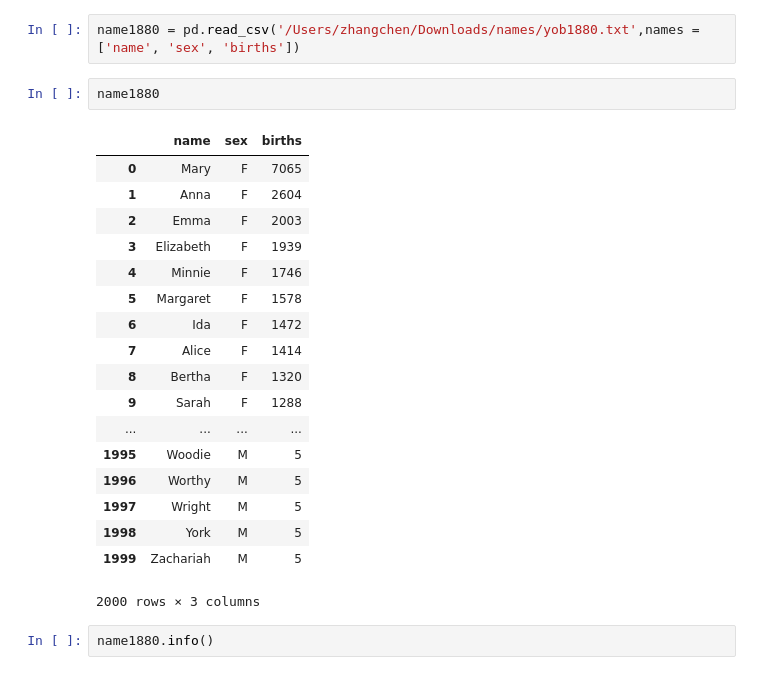
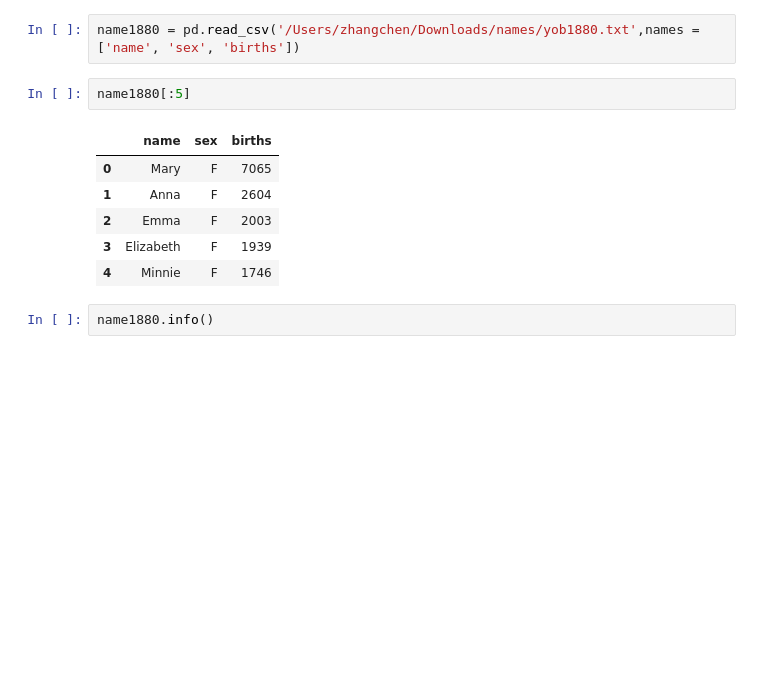
Before and after one commit to xingchensuo/myproject, a Jupyter notebook: babyname.ipynb, the cells around one changed output. Cells and saved outputs as stored; diff of their text form; blank space fills up the shorter version.

```diff
--- a/babyname.ipynb
+++ b/babyname.ipynb
@@ -3,26 +3,14 @@ import pandas as pd
 # %%
 name1880 = pd.read_csv('/Users/zhangchen/Downloads/names/yob1880.txt',names = ['name', 'sex', 'births'])
 # %%
-name1880
+name1880[:5]
 # %% [output]
 |  | name | sex | births |
 | 0 | Mary | F | 7065 |
 | 1 | Anna | F | 2604 |
 | 2 | Emma | F | 2003 |
 | 3 | Elizabeth | F | 1939 |
 | 4 | Minnie | F | 1746 |
-| 5 | Margaret | F | 1578 |
-| 6 | Ida | F | 1472 |
-| 7 | Alice | F | 1414 |
-| 8 | Bertha | F | 1320 |
-| 9 | Sarah | F | 1288 |
-| ... | ... | ... | ... |
-| 1995 | Woodie | M | 5 |
-| 1996 | Worthy | M | 5 |
-| 1997 | Wright | M | 5 |
-| 1998 | York | M | 5 |
-| 1999 | Zachariah | M | 5 |
-2000 rows × 3 columns
 # %%
 name1880.info()
 # %% [output]
```
Also changed, not shown: parts of 34 cells of this notebook.
